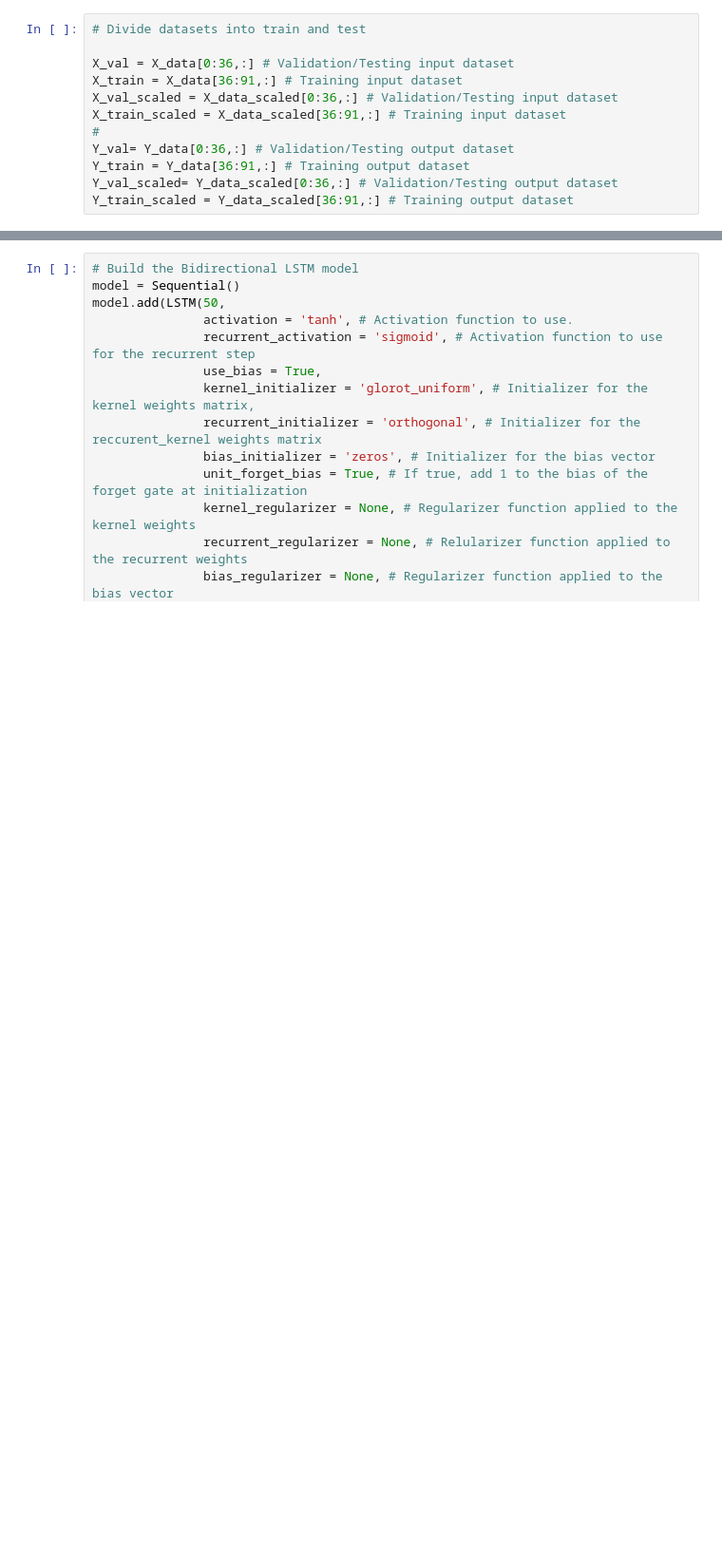
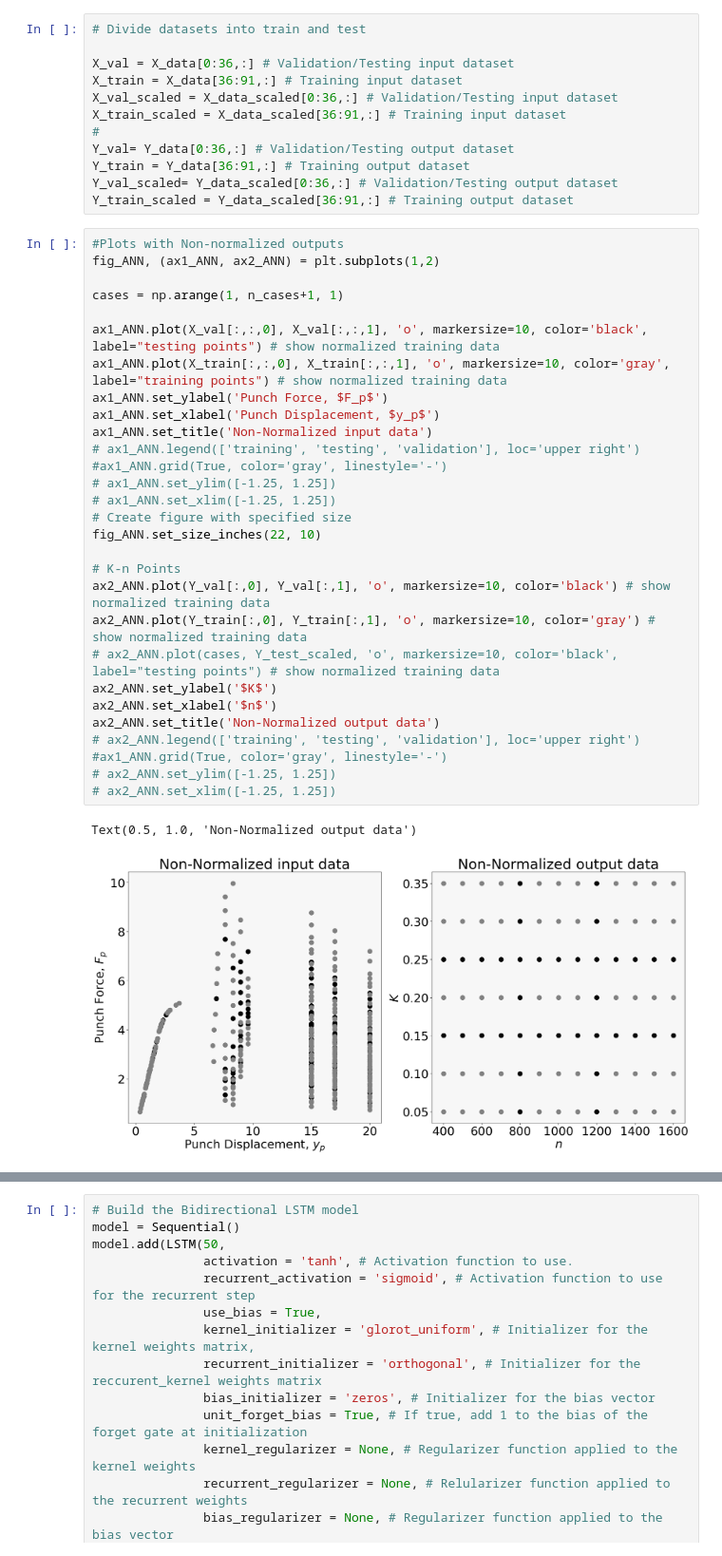
Before and after one commit to DaJaCruz/PhD, a Jupyter notebook: LSTM_Sequence2One_5points.ipynb, the cells around one changed output, grey strips where cells are left out. Shown at 95% size. Drawn from its saved outputs; the diff is of its cells as text; blank space fills up the shorter version.

```diff
--- a/LSTM_Sequence2One_5points.ipynb
+++ b/LSTM_Sequence2One_5points.ipynb
@@ -187,4 +187,36 @@ Y_val= Y_data[0:36,:] # Validation/Testing output dataset
 Y_train = Y_data[36:91,:] # Training output dataset
 Y_val_scaled= Y_data_scaled[0:36,:] # Validation/Testing output dataset
 Y_train_scaled = Y_data_scaled[36:91,:] # Training output dataset
+# %%
+#Plots with Non-normalized outputs
+fig_ANN, (ax1_ANN, ax2_ANN) = plt.subplots(1,2)
+
+cases = np.arange(1, n_cases+1, 1)
+
+ax1_ANN.plot(X_val[:,:,0], X_val[:,:,1], 'o', markersize=10, color='black', label="testing points") # show normalized training data
+ax1_ANN.plot(X_train[:,:,0], X_train[:,:,1], 'o', markersize=10, color='gray', label="training points") # show normalized training data
+ax1_ANN.set_ylabel('Punch Force, $F_p$')
+ax1_ANN.set_xlabel('Punch Displacement, $y_p$')
+ax1_ANN.set_title('Non-Normalized input data')
+# ax1_ANN.legend(['training', 'testing', 'validation'], loc='upper right')
+#ax1_ANN.grid(True, color='gray', linestyle='-')
+# ax1_ANN.set_ylim([-1.25, 1.25])
+# ax1_ANN.set_xlim([-1.25, 1.25])
+# Create figure with specified size
+fig_ANN.set_size_inches(22, 10)
+
+# K-n Points
+ax2_ANN.plot(Y_val[:,0], Y_val[:,1], 'o', markersize=10, color='black') # show normalized training data
+ax2_ANN.plot(Y_train[:,0], Y_train[:,1], 'o', markersize=10, color='gray') # show normalized training data
+# ax2_ANN.plot(cases, Y_test_scaled, 'o', markersize=10, color='black', label="testing points") # show normalized training data
+ax2_ANN.set_ylabel('$K$')
+ax2_ANN.set_xlabel('$n$')
+ax2_ANN.set_title('Non-Normalized output data')
+# ax2_ANN.legend(['training', 'testing', 'validation'], loc='upper right')
+#ax1_ANN.grid(True, color='gray', linestyle='-')
+# ax2_ANN.set_ylim([-1.25, 1.25])
+# ax2_ANN.set_xlim([-1.25, 1.25])
+# %% [output]
+Text(0.5, 1.0, 'Non-Normalized output data')
+[figure, added]
 # %%
```
Also changed, not shown: parts of 18 cells of this notebook.
